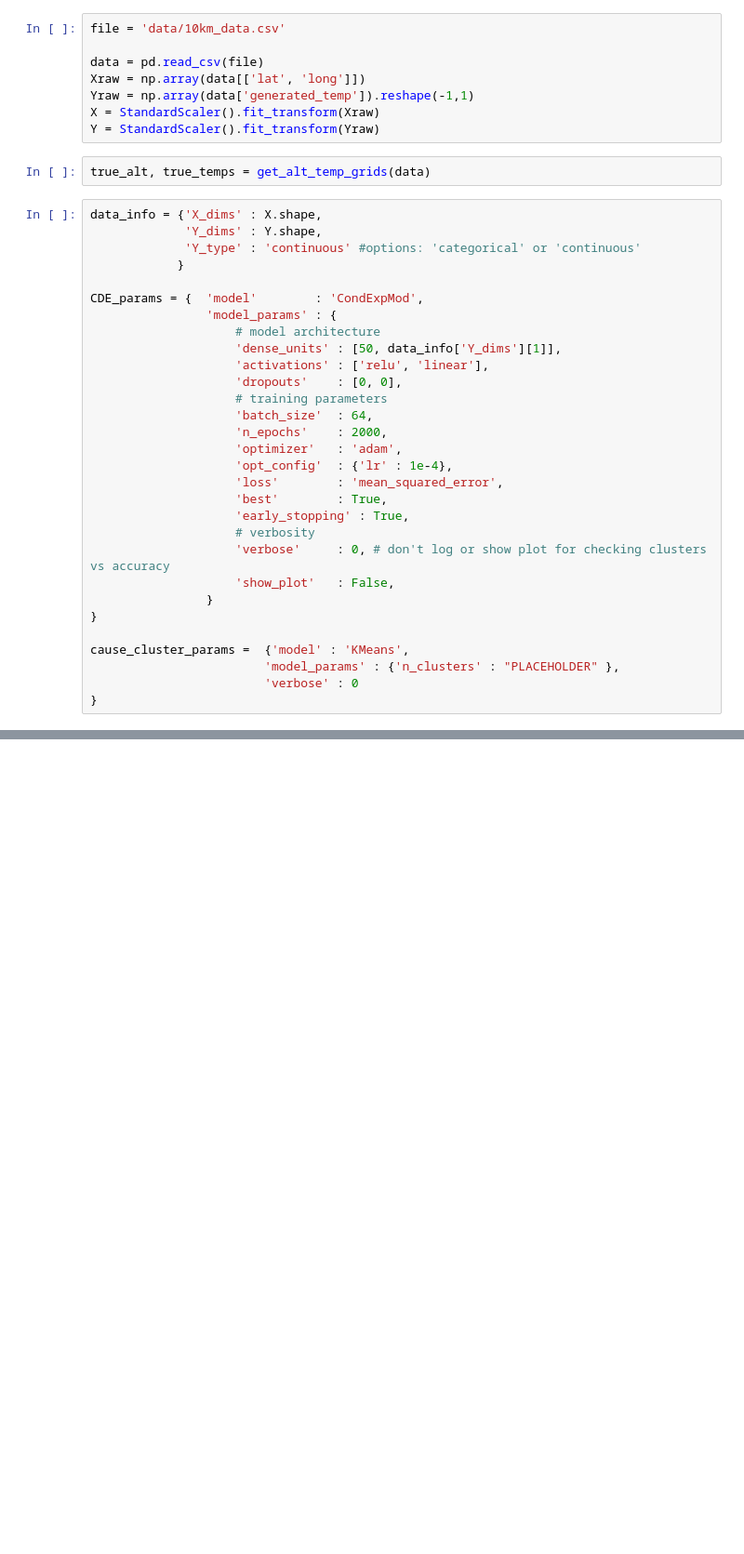
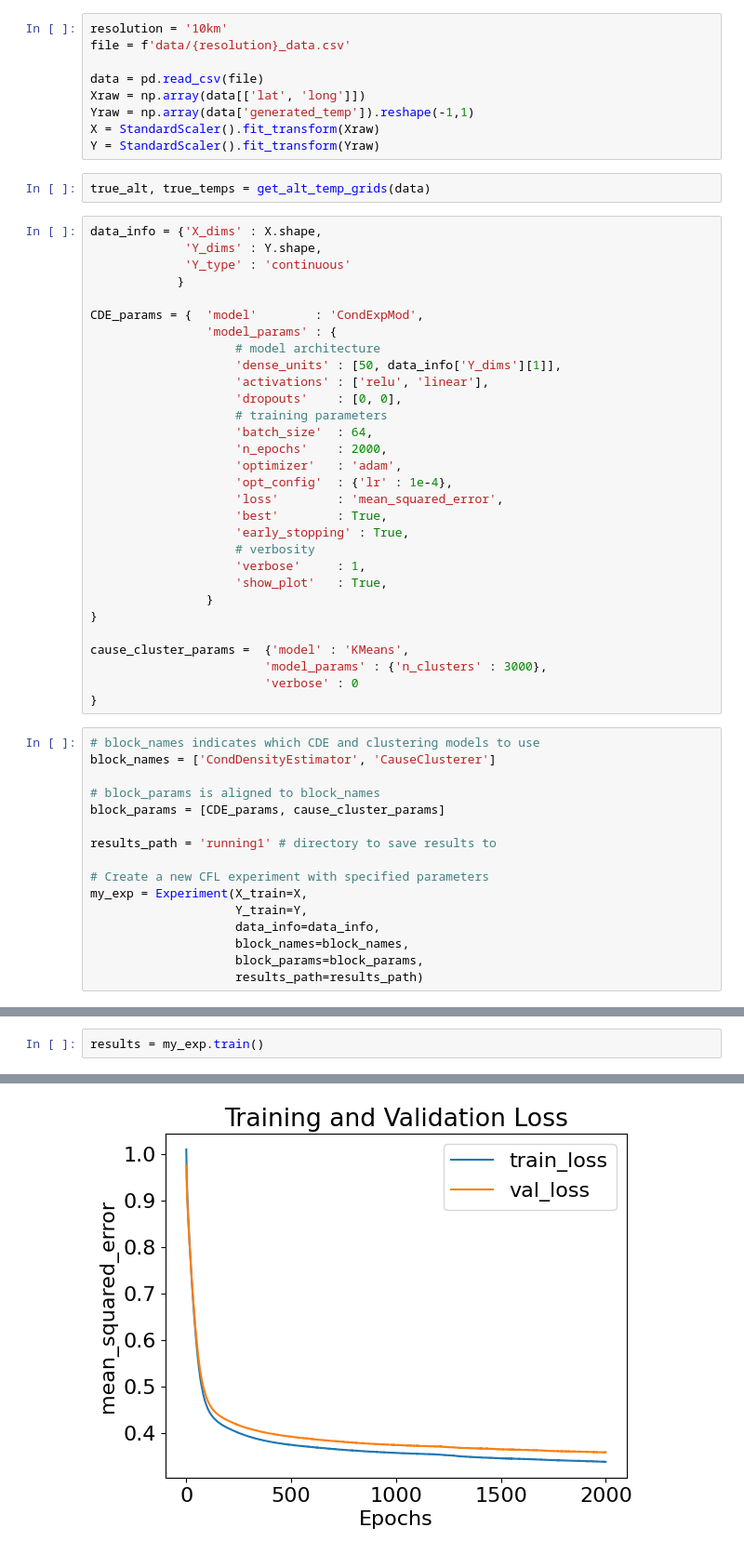
Before and after one commit to jyhong05/CFL_Research, a Jupyter notebook: altitude_extraction/clusters_distribution.ipynb, the cells around one changed output, grey strips where cells are left out. Shown at 93% size. Drawn from its saved outputs; the diff is of its cells as text; blank space fills up the shorter version.

```diff
--- a/altitude_extraction/clusters_distribution.ipynb
+++ b/altitude_extraction/clusters_distribution.ipynb
@@ -10,5 +7,6 @@ To enable the following instructions: AVX2 FMA, in other operations, rebuild Ten
 # %%
-file = 'data/10km_data.csv'
+resolution = '10km'
+file = f'data/{resolution}_data.csv'
 
 data = pd.read_csv(file)
 Xraw = np.array(data[['lat', 'long']])
@@ -20,7 +18,7 @@ true_alt, true_temps = get_alt_temp_grids(data)
 # %%
 data_info = {'X_dims' : X.shape,
              'Y_dims' : Y.shape,
-             'Y_type' : 'continuous' #options: 'categorical' or 'continuous'
+             'Y_type' : 'continuous'
             }
 
 CDE_params = {  'model'        : 'CondExpMod',
@@ -38,12 +36,28 @@ CDE_params = {  'model'        : 'CondExpMod',
                     'best'        : True,
                     'early_stopping' : True,
                     # verbosity
-                    'verbose'     : 0, # don't log or show plot for checking clusters vs accuracy
-                    'show_plot'   : False,
+                    'verbose'     : 1,
+                    'show_plot'   : True,
                 }
 }
 
 cause_cluster_params =  {'model' : 'KMeans',
-                        'model_params' : {'n_clusters' : "PLACEHOLDER" },
+                        'model_params' : {'n_clusters' : 3000},
                         'verbose' : 0
 }
+# %%
+# block_names indicates which CDE and clustering models to use
+block_names = ['CondDensityEstimator', 'CauseClusterer']
+
+# block_params is aligned to block_names
+block_params = [CDE_params, cause_cluster_params]
+
+results_path = 'running1' # directory to save results to
+
+# Create a new CFL experiment with specified parameters
+my_exp = Experiment(X_train=X,
+                    Y_train=Y,
+                    data_info=data_info,
+                    block_names=block_names,
+                    block_params=block_params,
+                    results_path=results_path)
@@ -49,0 +77,3 @@ cause_cluster_params =  {'model' : 'KMeans',
+# %%
+results = my_exp.train()
+# %% [output]
@@ -49,0 +97 @@ cause_cluster_params =  {'model' : 'KMeans',
+[figure, added]
```
Also changed, not shown: parts of 6 cells of this notebook, 26 other files.
